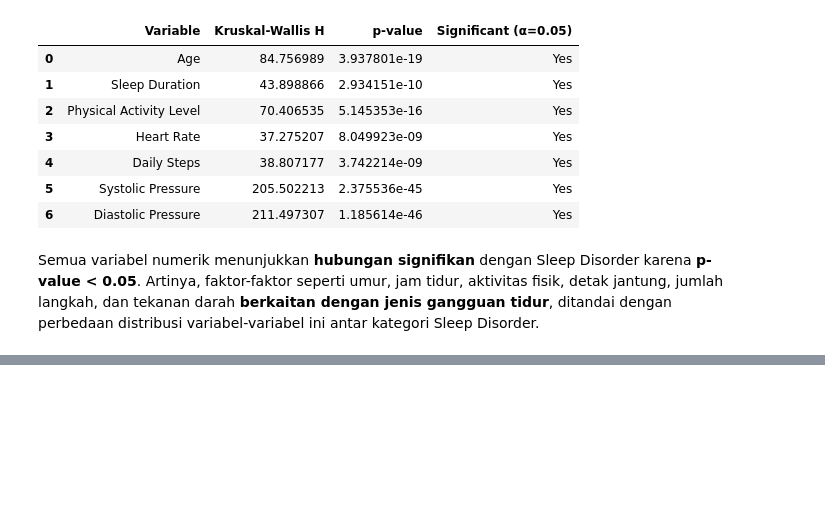
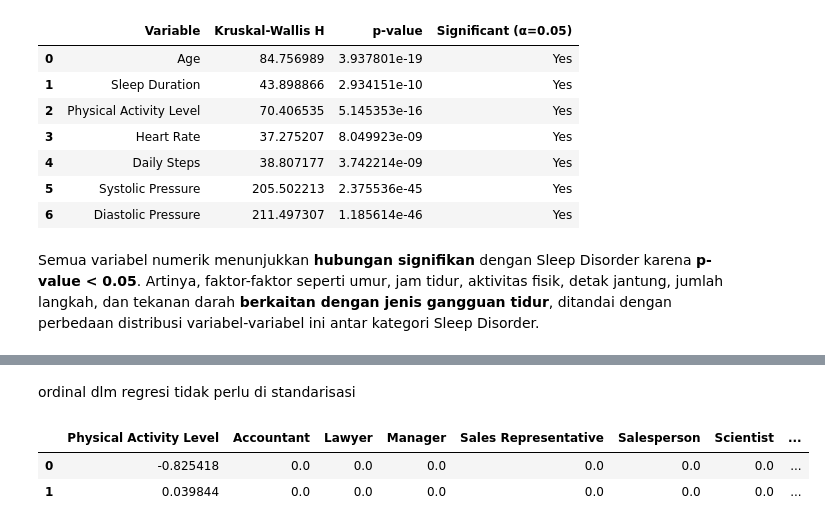
Before and after one commit to Qozuu/EDA-Project-EAS, a Jupyter notebook: sleep_eda.ipynb, the cells around one changed output, grey strips where cells are left out. Drawn from its saved outputs; the diff is of its cells as text; code cells hidden in the pictures; blank space fills up the shorter version.

Commit message:
add: regresi & ml

```diff
--- a/sleep_eda.ipynb
+++ b/sleep_eda.ipynb
@@ -319,0 +427,2 @@ Semua variabel numerik menunjukkan **hubungan signifikan** dengan Sleep Disorder
+# %% [markdown]
+ordinal dlm regresi tidak perlu di standarisasi
@@ -319,0 +432,6 @@ Semua variabel numerik menunjukkan **hubungan signifikan** dengan Sleep Disorder
+# %%
+X.head(2)
+# %% [output]
+|  | Physical Activity Level | Accountant | Lawyer | Manager | Sales Representative | Salesperson | Scientist | ... |
+| 0 | -0.825418 | 0.0 | 0.0 | 0.0 | 0.0 | 0.0 | 0.0 | ... |
+| 1 | 0.039844 | 0.0 | 0.0 | 0.0 | 0.0 | 0.0 | 0.0 | ... |
```
Also changed, not shown: parts of 35 cells of this notebook.
